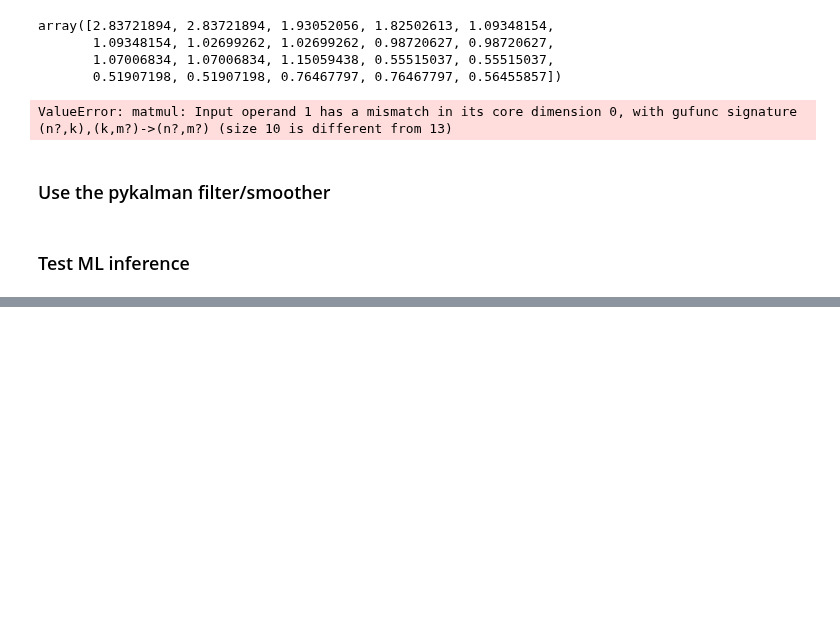
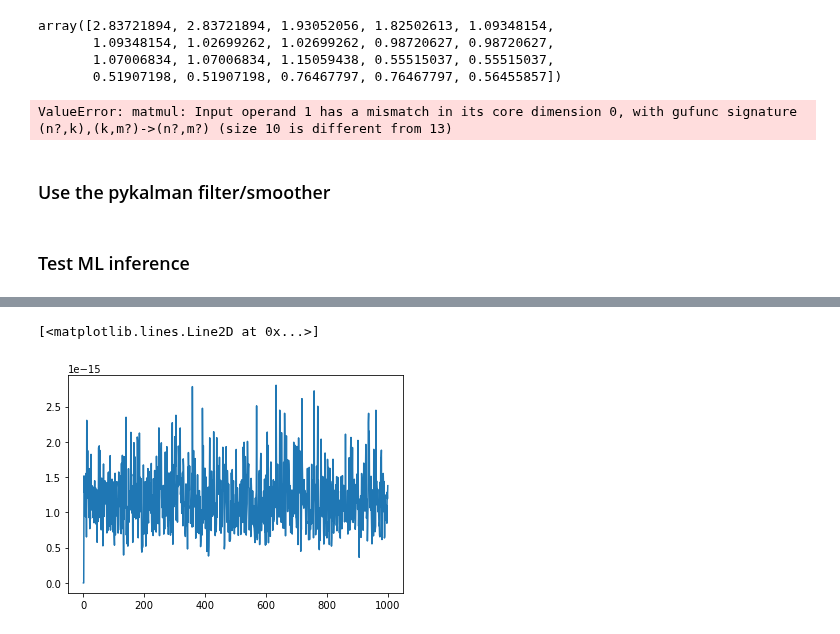
Before and after one commit to BouchardLab/FCCA_analysis, a Jupyter notebook: notebooks/data_exploration/test_riccati.ipynb, the cells around one changed output, grey strips where cells are left out. Saved outputs shown, nothing was run; the diff lists cells and outputs as text; code cells hidden in the pictures; blank space fills up the shorter version.

```diff
--- a/notebooks/data_exploration/test_riccati.ipynb
+++ b/notebooks/data_exploration/test_riccati.ipynb
@@ -277,0 +297,21 @@ BdbQuit:
+# %%
+# Compare results of sqrt_riccati to that of KalmanFilter
+state_dim = 20
+obs_dim = 10
+A = np.random.normal(scale=1/(1.7 * np.sqrt(state_dim)), size=(state_dim, state_dim))
+while max(np.abs(np.linalg.eigvals(A))) > 0.99:
+    A = np.random.normal(scale=1/(1.7 * np.sqrt(state_dim)), size=(state_dim, state_dim))
+
+C = scipy.stats.ortho_group.rvs(state_dim)[:, 0:obs_dim].T
+ssr = SSR(A=A, B=np.eye(A.shape[0]), C=C)
+ssr.solve_min_phase()
+# %%
+y = ssr.trajectory(int(1e3))
+# %%
+S = ssr.Bmin @ ssr.Dmin.T
+R = 1.5 * ssr.Dmin @ ssr.Dmin.T
+As = A - S @ np.linalg.inv(R) @ C
+#Q = ssr.Bmin @ ssr.Bmin.T
+Q = np.eye(A.shape[0])
+Qs = Q - S @ np.linalg.inv(R) @ S.T
+Qssqrt = scipy.linalg.sqrtm(Qs)
@@ -277,0 +343,7 @@ BdbQuit:
+# %%
+(mufilt, mupred, Psqrt_filt, Psqrt_pred, Ppred, K, Re) = filter(y, A, C, Q, R, np.eye(A.shape[0]), np.zeros(A.shape[0]), S=S)
+# %%
+plt.plot([np.linalg.norm(predicted_state_means[idx] - mupred[idx]) for idx in range(mupred.shape[0])])
+# %% [output]
+[<matplotlib.lines.Line2D at 0x...>]
+[figure, added]
```
Also changed, not shown: parts of 24 cells of this notebook, 3 other files.
